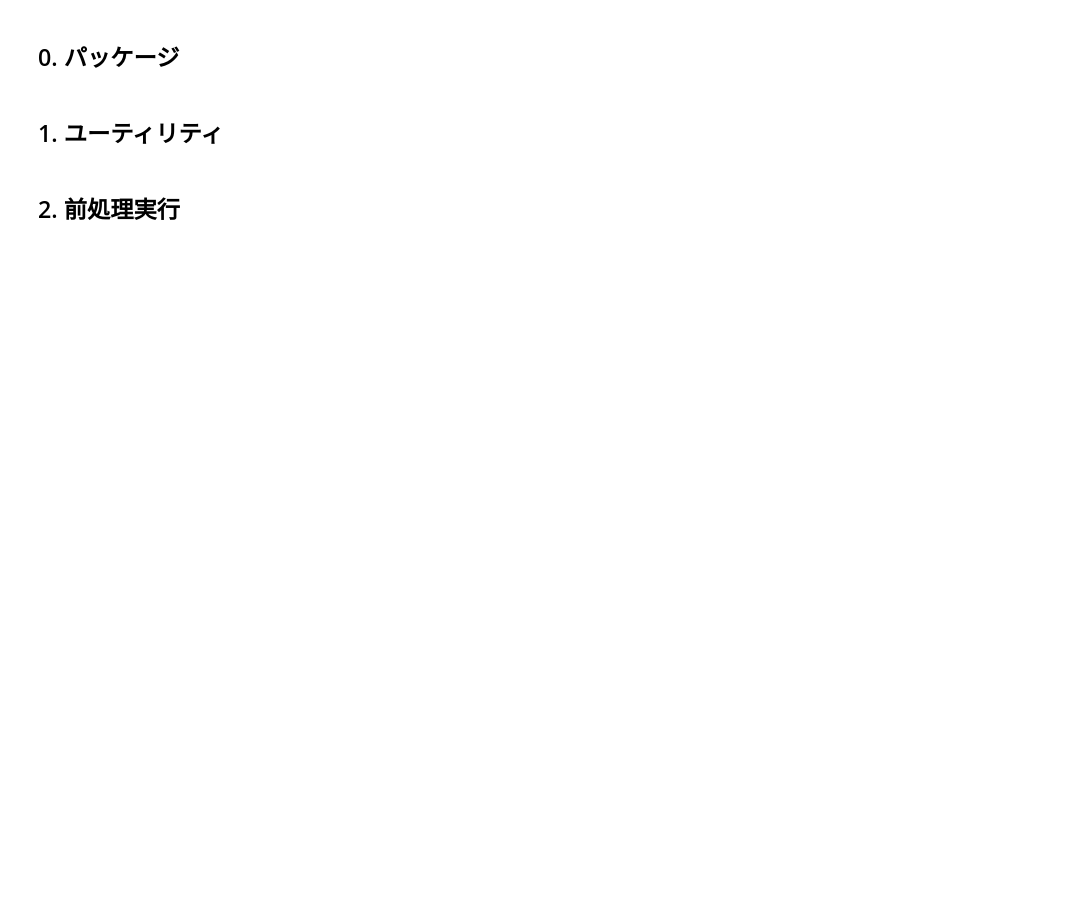
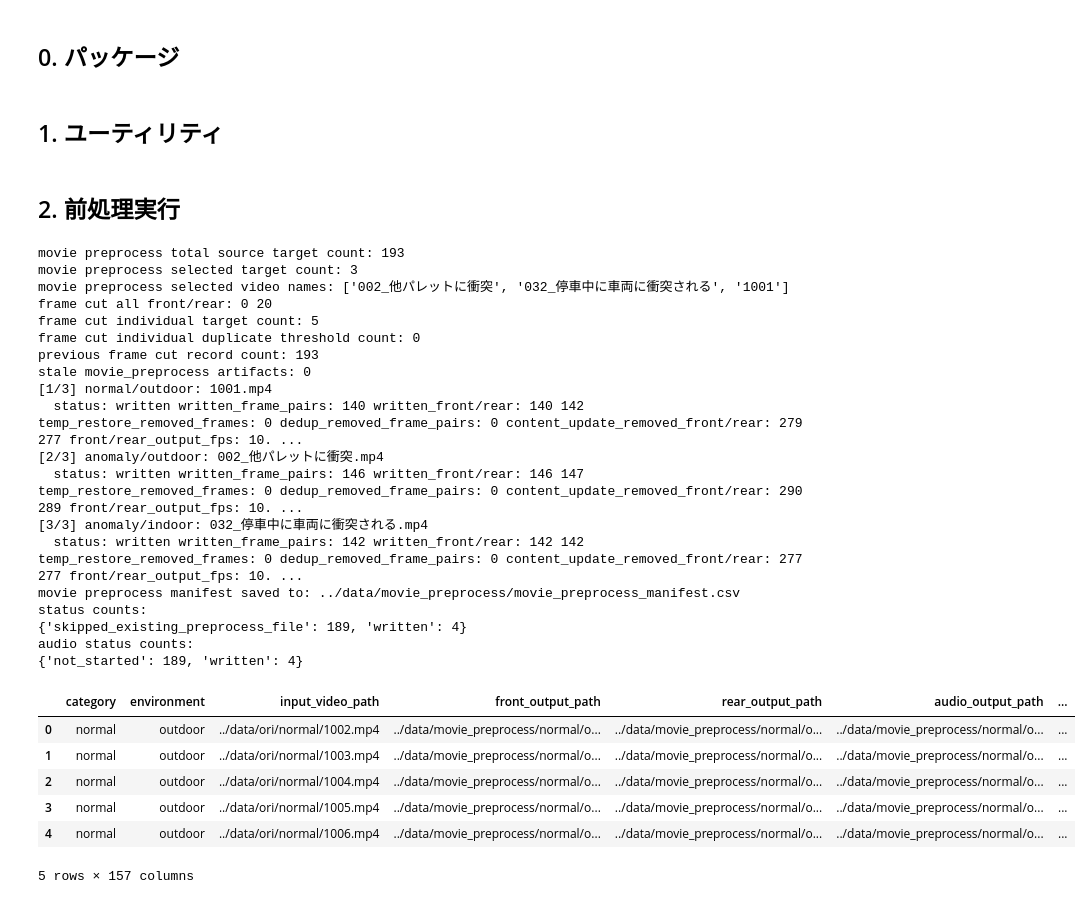
Before and after one commit to yx-saku/forklift, a Jupyter notebook: notebooks/forklift_anomaly_detection_movie_preprocess.ipynb, the cells around one changed output. Drawn from its saved outputs; the diff is of its cells as text; code cells hidden in the pictures; blank space fills up the shorter version.

```diff
--- a/notebooks/forklift_anomaly_detection_movie_preprocess.ipynb
+++ b/notebooks/forklift_anomaly_detection_movie_preprocess.ipynb
@@ -84,6 +84,13 @@ MOVIE_PREPROCESS_OUTPUT_DIR = DATA_DIR / "movie_preprocess"
 MOVIE_PREPROCESS_MANIFEST_PATH = MOVIE_PREPROCESS_OUTPUT_DIR / "movie_preprocess_manifest.csv"
 
 VIDEO_PROCESSING_ENABLED = True
+# 空なら全動画を処理します。例: 'sample_001' / 'sample_001.mp4' / ['sample_001', 'sample_002.mp4']
+MOVIE_PREPROCESS_TARGET_VIDEO_NAMES: str | list[str] | tuple[str, ...] | set[str] | None = None
+# MOVIE_PREPROCESS_TARGET_VIDEO_NAMES = [
+#     "1001",
+#     "002_他パレットに衝突",
+#     "032_停車中に車両に衝突される"
+# ]
 MOVIE_PREPROCESS_OVERWRITE = False
 MOVIE_PREPROCESS_DELETE_STALE = True
 MOVIE_PREPROCESS_FOURCC = "mp4v"
@@ -97,8 +104,10 @@ CONTENT_UPDATE_FRAME_THINNING_ENABLED = True
 DEDUP_ENABLED = CONTENT_UPDATE_FRAME_THINNING_ENABLED
 DUPLICATE_DIFF_THRESHOLD = content_update.DEFAULT_CONTENT_UPDATE_DIFF_THRESHOLD
 FLOW_TARGET_DT = content_update.DEFAULT_FLOW_TARGET_DT
-# 停車などで内容差分が出ない区間でも、少なくともこの秒数ごとに1フレーム残します。
-CONTENT_UPDATE_FORCE_KEEP_INTERVAL_SEC = 0.1
+# 連続する内容更新フレーム列の平均間隔から基準間隔を推定し、その倍率以上空いた区間だけ中間フレームを追加保持します。
+CONTENT_UPDATE_STATIC_GAP_BASE_INTERVAL_WINDOW_UPDATES = 5
+CONTENT_UPDATE_STATIC_GAP_BASE_INTERVAL_PERCENTILE = 10.0
+CONTENT_UPDATE_STATIC_GAP_TRIGGER_MULTIPLIER = 1.5
 STATIC_SCENE_MIN_SEC = content_update.DEFAULT_STATIC_SCENE_MIN_SEC
 FLOW_NORMALIZE_BY_DT = content_update.DEFAULT_FLOW_NORMALIZE_BY_DT
 CONTENT_UPDATE_FRAME_THINNING_RESIZE_WIDTH = content_update.DEFAULT_CONTENT_UPDATE_RESIZE_WIDTH
@@ -1312,7 +1495,9 @@ def preprocess_movie_to_front_rear_audio(
         "content_update_resize_width": -1 if CONTENT_UPDATE_FRAME_THINNING_RESIZE_WIDTH is None else int(CONTENT_UPDATE_FRAME_THINNING_RESIZE_WIDTH),
         "content_update_static_scene_min_sec": float(STATIC_SCENE_MIN_SEC),
         "content_update_flow_target_dt": float(FLOW_TARGET_DT),
-        "content_update_force_keep_interval_sec": float(CONTENT_UPDATE_FORCE_KEEP_INTERVAL_SEC),
+        "content_update_static_gap_base_interval_window_updates": int(CONTENT_UPDATE_STATIC_GAP_BASE_INTERVAL_WINDOW_UPDATES),
+        "content_update_static_gap_base_interval_percentile": float(CONTENT_UPDATE_STATIC_GAP_BASE_INTERVAL_PERCENTILE),
+        "content_update_static_gap_trigger_multiplier": float(CONTENT_UPDATE_STATIC_GAP_TRIGGER_MULTIPLIER),
         "content_update_flow_normalize_by_dt": bool(FLOW_NORMALIZE_BY_DT),
     }
 
@@ -1397,8 +1582,14 @@ def preprocess_movie_to_front_rear_audio(
                     "content_update_duplicate_diff_threshold"
                 ),
                 "previous_content_update_resize_width": previous_frame_cut_record.get("content_update_resize_width"),
-                "previous_content_update_force_keep_interval_sec": previous_frame_cut_record.get(
-                    "content_update_force_keep_interval_sec"
+                "previous_content_update_static_gap_base_interval_window_updates": previous_frame_cut_record.get(
+                    "content_update_static_gap_base_interval_window_updates"
+                ),
+                "previous_content_update_static_gap_base_interval_percentile": previous_frame_cut_record.get(
+                    "content_update_static_gap_base_interval_percentile"
+                ),
+                "previous_content_update_static_gap_trigger_multiplier": previous_frame_cut_record.get(
+                    "content_update_static_gap_trigger_multiplier"
                 ),
             })
 
@@ -1644,7 +1835,8 @@ def run_movie_preprocess_for_dataset(
     manifest_path: Path = MOVIE_PREPROCESS_MANIFEST_PATH,
     overwrite: bool = MOVIE_PREPROCESS_OVERWRITE,
 ) -> pd.DataFrame:
-    targets = find_movie_preprocess_targets()
+    all_targets = find_movie_preprocess_targets()
+    targets, requested_target_video_names = filter_movie_preprocess_targets_by_video_name(all_targets)
     frame_cut_config = load_frame_cut_config()
     all_frame_cut = frame_cut_config.get("all", {"front": 0, "rear": 0})
     individual_frame_cut_count = len([name for name in frame_cut_config if name != "all"])
@@ -1654,13 +1846,16 @@ def run_movie_preprocess_for_dataset(
     ])
     previous_manifest_df = load_movie_preprocess_manifest(manifest_path)
     previous_frame_cut_records = build_previous_frame_cut_records(previous_manifest_df)
-    print("movie preprocess target count:", len(targets))
+    print("movie preprocess total source target count:", len(all_targets))
+    print("movie preprocess selected target count:", len(targets))
+    if requested_target_video_names:
+        print("movie preprocess selected video names:", sorted(requested_target_video_names))
     print("frame cut all front/rear:", all_frame_cut.get("front", 0), all_frame_cut.get("rear", 0))
     print("frame cut individual target count:", individual_frame_cut_count)
     print("frame cut individual duplicate threshold count:", individual_duplicate_threshold_count)
     print("previous frame cut record count:", len(previous_frame_cut_records))
     cleanup_stale_movie_preprocess_outputs(
-        targets=targets,
+        targets=all_targets,
         output_base_dir=output_base_dir,
         delete_stale=MOVIE_PREPROCESS_DELETE_STALE,
     )
@@ -1713,31 +1908,71 @@ def run_movie_preprocess_for_dataset(
             result.get("temp_screen_capture_fps_restore_removed_frame_count"),
             "dedup_removed_frame_pairs:",
             result.get("dedup_removed_frame_pairs"),
             "content_update_removed_front/rear:",
             result.get("front_content_update_removed_frame_pairs"),
             result.get("rear_content_update_removed_frame_pairs"),
             "front/rear_output_fps:",
             result.get("front_content_update_output_fps"),
             result.get("rear_content_update_output_fps"),
             "audio_status:",
             result.get("audio_status"),
         )
 
-    manifest_df = pd.DataFrame(rows)
+    run_manifest_df = pd.DataFrame(rows)
+    if requested_target_video_names and not previous_manifest_df.empty:
+        processed_keys = {movie_preprocess_manifest_row_key(row) for row in rows}
+        keep_previous_mask = previous_manifest_df.apply(
+            lambda row: movie_preprocess_manifest_row_key(row) not in processed_keys,
+            axis=1,
+        )
+        manifest_df = pd.concat(
+            [previous_manifest_df.loc[keep_previous_mask], run_manifest_df],
+            ignore_index=True,
+            sort=False,
+        )
+    else:
+        manifest_df = run_manifest_df
     manifest_path.parent.mkdir(parents=True, exist_ok=True)
     manifest_df.to_csv(manifest_path, index=False)
     print("movie preprocess manifest saved to:", manifest_path)
     if not manifest_df.empty and "status" in manifest_df:
         print("status counts:")
         print(manifest_df["status"].value_counts(dropna=False).to_dict())
     if not manifest_df.empty and "audio_status" in manifest_df:
         print("audio status counts:")
         print(manifest_df["audio_status"].value_counts(dropna=False).to_dict())
     return manifest_df
 
 
 if VIDEO_PROCESSING_ENABLED:
     movie_preprocess_manifest_df = run_movie_preprocess_for_dataset()
     display(movie_preprocess_manifest_df.head())
 else:
     print("Skip movie preprocessing because VIDEO_PROCESSING_ENABLED is False.")
+# %% [output]
+movie preprocess total source target count: 193
+movie preprocess selected target count: 3
+movie preprocess selected video names: ['002_他パレットに衝突', '032_停車中に車両に衝突される', '1001']
+frame cut all front/rear: 0 20
+frame cut individual target count: 5
+frame cut individual duplicate threshold count: 0
+previous frame cut record count: 193
+stale movie_preprocess artifacts: 0
+[1/3] normal/outdoor: 1001.mp4
+  status: written written_frame_pairs: 140 written_front/rear: 140 142 temp_restore_removed_frames: 0 dedup_removed_frame_pairs: 0 content_update_removed_front/rear: 279 277 front/rear_output_fps: 10. ...
+[2/3] anomaly/outdoor: 002_他パレットに衝突.mp4
+  status: written written_frame_pairs: 146 written_front/rear: 146 147 temp_restore_removed_frames: 0 dedup_removed_frame_pairs: 0 content_update_removed_front/rear: 290 289 front/rear_output_fps: 10. ...
+[3/3] anomaly/indoor: 032_停車中に車両に衝突される.mp4
+  status: written written_frame_pairs: 142 written_front/rear: 142 142 temp_restore_removed_frames: 0 dedup_removed_frame_pairs: 0 content_update_removed_front/rear: 277 277 front/rear_output_fps: 10. ...
+movie preprocess manifest saved to: ../data/movie_preprocess/movie_preprocess_manifest.csv
+status counts:
+{'skipped_existing_preprocess_file': 189, 'written': 4}
+audio status counts:
+{'not_started': 189, 'written': 4}
+|  | category | environment | input_video_path | front_output_path | rear_output_path | audio_output_path | ... |
+| 0 | normal | outdoor | ../data/ori/normal/1002.mp4 | ../data/movie_preprocess/normal/o... | ../data/movie_preprocess/normal/o... | ../data/movie_preprocess/normal/o... | ... |
+| 1 | normal | outdoor | ../data/ori/normal/1003.mp4 | ../data/movie_preprocess/normal/o... | ../data/movie_preprocess/normal/o... | ../data/movie_preprocess/normal/o... | ... |
+| 2 | normal | outdoor | ../data/ori/normal/1004.mp4 | ../data/movie_preprocess/normal/o... | ../data/movie_preprocess/normal/o... | ../data/movie_preprocess/normal/o... | ... |
+| 3 | normal | outdoor | ../data/ori/normal/1005.mp4 | ../data/movie_preprocess/normal/o... | ../data/movie_preprocess/normal/o... | ../data/movie_preprocess/normal/o... | ... |
+| 4 | normal | outdoor | ../data/ori/normal/1006.mp4 | ../data/movie_preprocess/normal/o... | ../data/movie_preprocess/normal/o... | ../data/movie_preprocess/normal/o... | ... |
+5 rows × 157 columns
```
Also changed, not shown: parts of 3 cells of this notebook.
